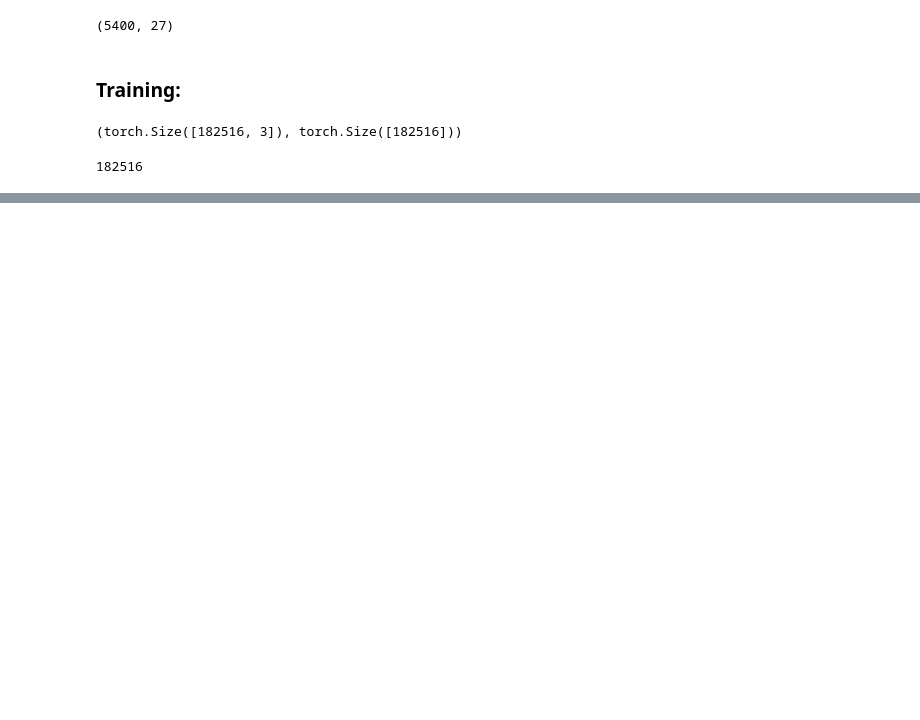
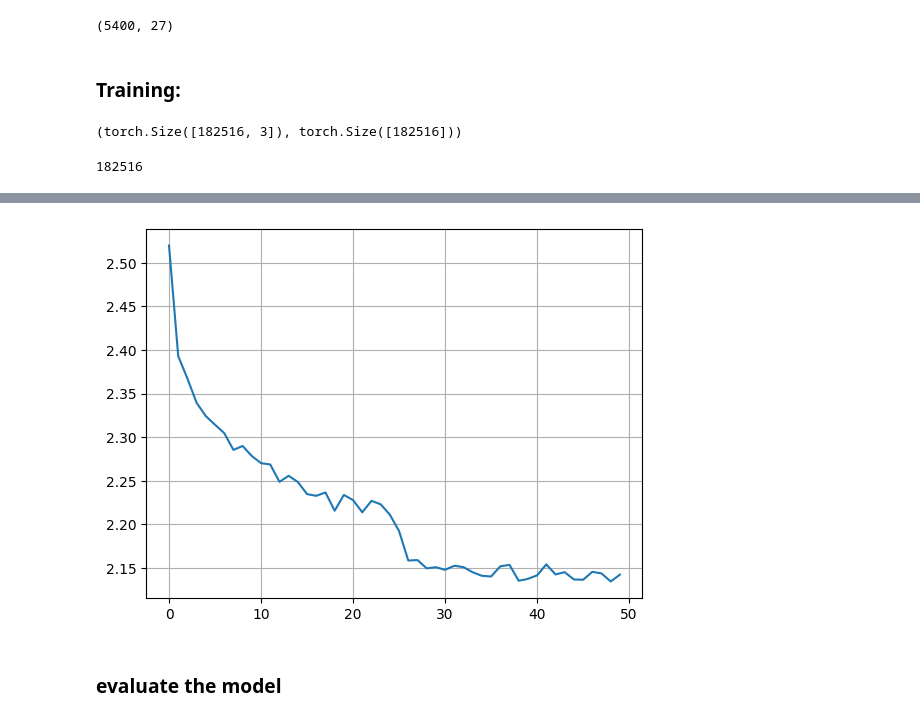
Before and after one commit to h2oduct/nn-zero-to-hero, a Jupyter notebook: lectures/makemore/self_makemore_part5_wn.ipynb, the cells around one changed output, grey strips where cells are left out. Saved outputs shown, nothing was run; the diff lists cells and outputs as text; code cells hidden in the pictures; blank space fills up the shorter version.

```diff
--- a/lectures/makemore/self_makemore_part5_wn.ipynb
+++ b/lectures/makemore/self_makemore_part5_wn.ipynb
@@ -1490,0 +1613,9 @@ plt.grid(True)
+# %%
+plt.plot(
+    torch.FloatTensor(lossi[:max_steps]).view(-1, 1000).mean(dim=1)
+)
+plt.grid(True)
+# %% [output]
+[figure, added]
+# %% [markdown]
+### evaluate the model
```
Also changed, not shown: parts of 16 cells of this notebook.
